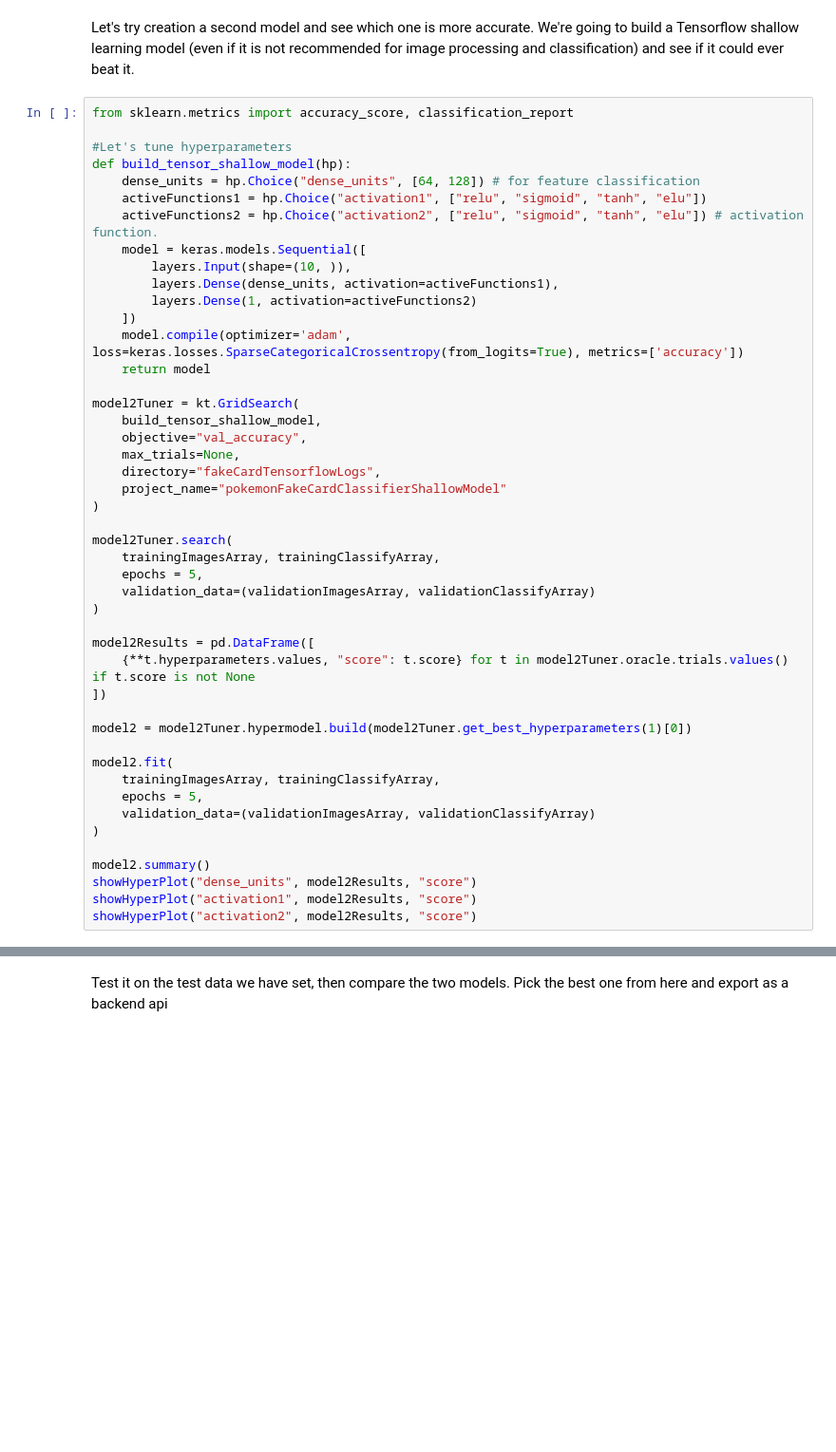
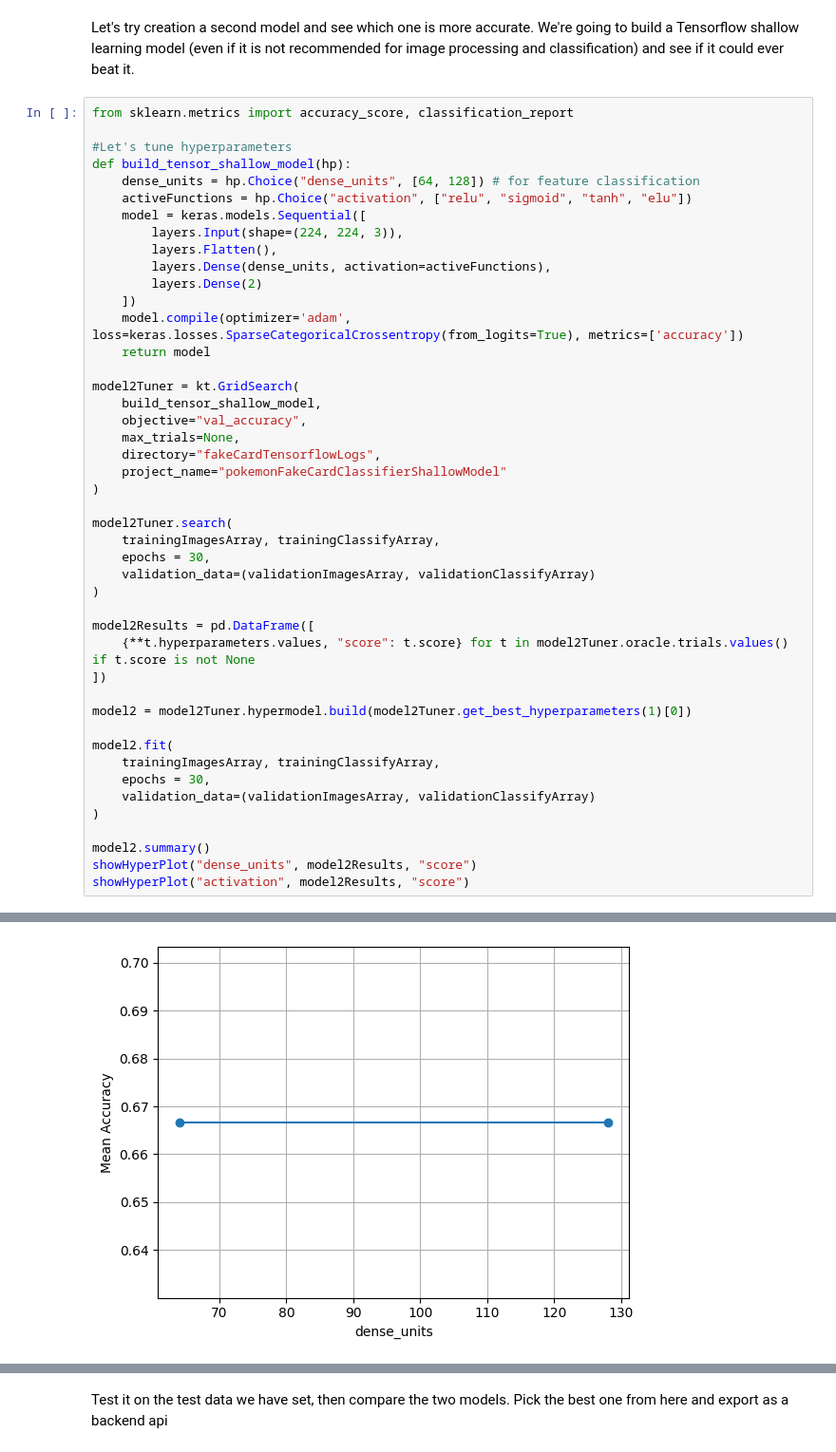
Before and after one commit to tylervo02/scalper-buddy, a Jupyter notebook: notebooks/trainModel.ipynb, the cells around one changed output, grey strips where cells are left out. Shown at 95% size. Cells and saved outputs as stored; diff of their text form; blank space fills up the shorter version.

Commit message:
Got the deep and shallow models to work as intended.

```diff
--- a/notebooks/trainModel.ipynb
+++ b/notebooks/trainModel.ipynb
@@ -178,12 +178,12 @@ from sklearn.metrics import accuracy_score, classification_report
 #Let's tune hyperparameters
 def build_tensor_shallow_model(hp):
     dense_units = hp.Choice("dense_units", [64, 128]) # for feature classification
-    activeFunctions1 = hp.Choice("activation1", ["relu", "sigmoid", "tanh", "elu"])
-    activeFunctions2 = hp.Choice("activation2", ["relu", "sigmoid", "tanh", "elu"]) # activation function.
+    activeFunctions = hp.Choice("activation", ["relu", "sigmoid", "tanh", "elu"])
     model = keras.models.Sequential([
-        layers.Input(shape=(10, )),
-        layers.Dense(dense_units, activation=activeFunctions1),
-        layers.Dense(1, activation=activeFunctions2)
+        layers.Input(shape=(224, 224, 3)),
+        layers.Flatten(),
+        layers.Dense(dense_units, activation=activeFunctions),
+        layers.Dense(2)
     ])
     model.compile(optimizer='adam', loss=keras.losses.SparseCategoricalCrossentropy(from_logits=True), metrics=['accuracy'])
     return model
@@ -198,7 +198,7 @@ model2Tuner = kt.GridSearch(
 
 model2Tuner.search(
     trainingImagesArray, trainingClassifyArray,
-    epochs = 5,
+    epochs = 30,
     validation_data=(validationImagesArray, validationClassifyArray)
 )
 
@@ -210,12 +210,11 @@ model2 = model2Tuner.hypermodel.build(model2Tuner.get_best_hyperparameters(1)[0]
 
 model2.fit(
     trainingImagesArray, trainingClassifyArray,
-    epochs = 5,
+    epochs = 30,
     validation_data=(validationImagesArray, validationClassifyArray)
 )
 
 model2.summary()
 showHyperPlot("dense_units", model2Results, "score")
-showHyperPlot("activation1", model2Results, "score")
-showHyperPlot("activation2", model2Results, "score")
+showHyperPlot("activation", model2Results, "score")
 # %% [output]
@@ -227,0 +252 @@ Invalid input shape for input Tensor("data:0", shape=(None, 224, 224, 3), dtype=
+[figure, added]
```
Also changed, not shown: parts of 3 cells of this notebook.
